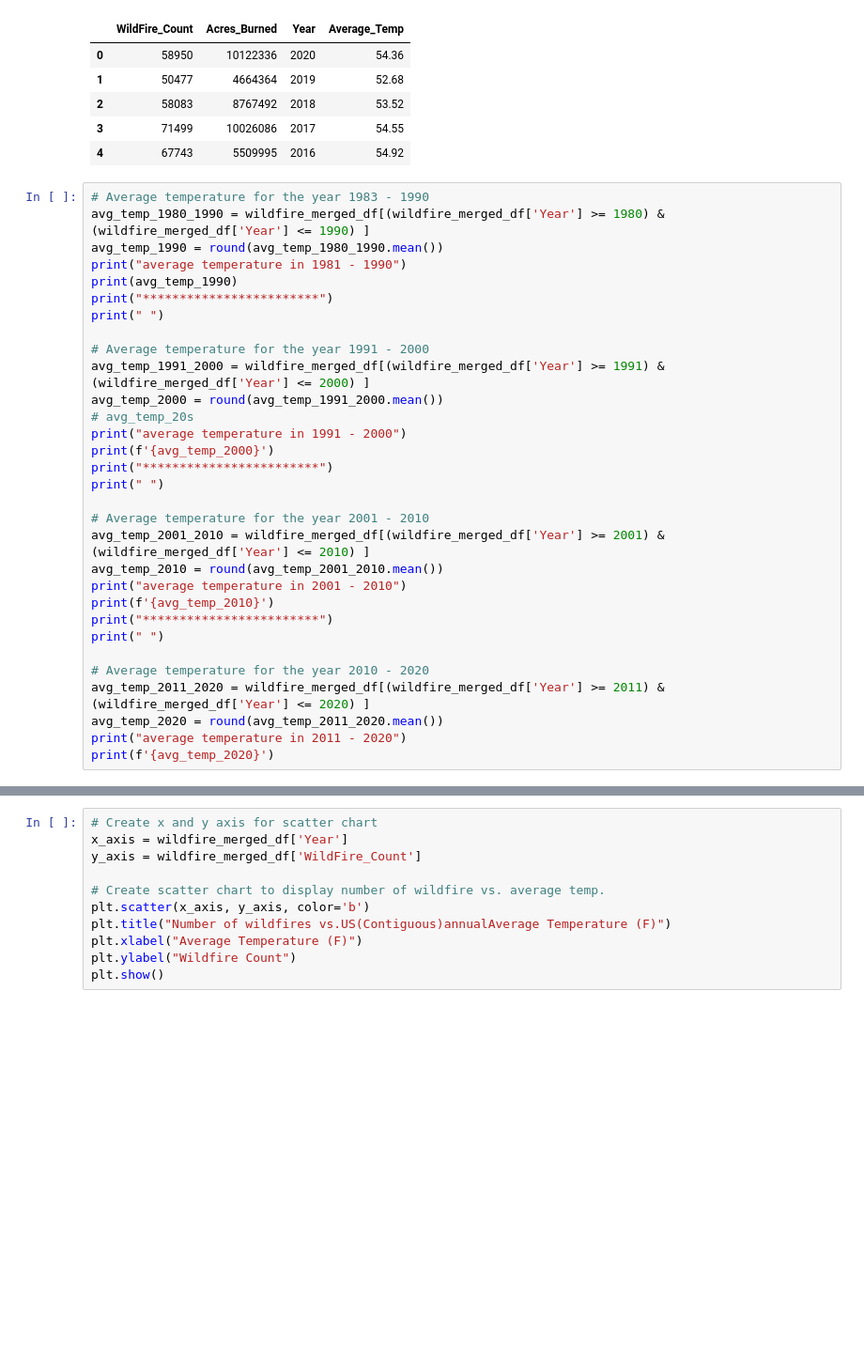
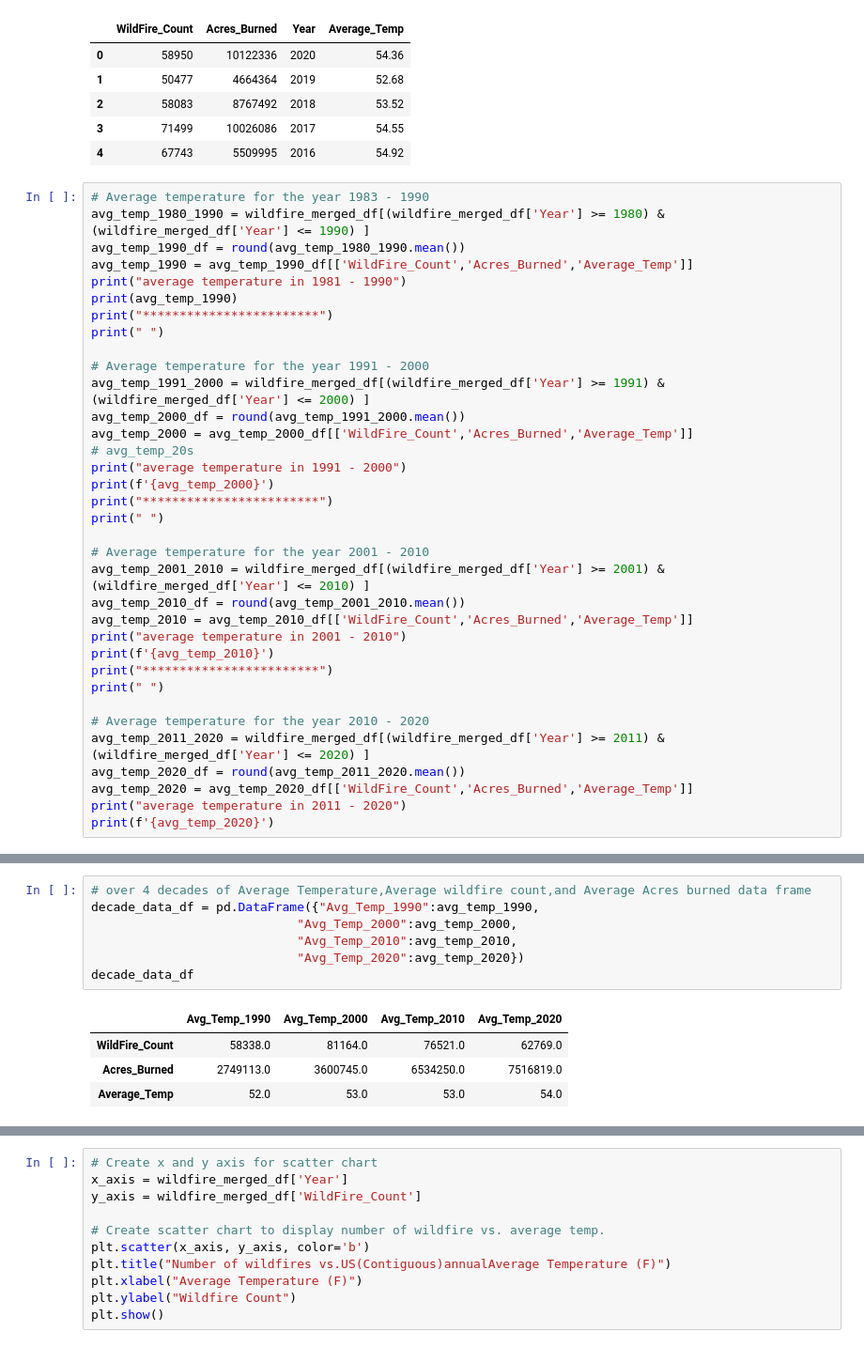
Before and after one commit to SaradhaRam/Climatechange-Extreme-Weather-Analysis, a Jupyter notebook: Final_Combined_Notebook.ipynb, the cells around one changed output, grey strips where cells are left out. Shown: that part at 94% size. Saved outputs shown, nothing was run; the diff lists cells and outputs as text; blank space fills up the shorter version.

```diff
--- a/Final_Combined_Notebook.ipynb
+++ b/Final_Combined_Notebook.ipynb
@@ -256,7 +256,8 @@ wildfire_merged_df.head()
 # %%
 # Average temperature for the year 1983 - 1990
 avg_temp_1980_1990 = wildfire_merged_df[(wildfire_merged_df['Year'] >= 1980) & (wildfire_merged_df['Year'] <= 1990) ]
-avg_temp_1990 = round(avg_temp_1980_1990.mean())
+avg_temp_1990_df = round(avg_temp_1980_1990.mean())
+avg_temp_1990 = avg_temp_1990_df[['WildFire_Count','Acres_Burned','Average_Temp']]
 print("average temperature in 1981 - 1990")
 print(avg_temp_1990)
 print("************************")
@@ -264,7 +265,8 @@ print(" ")
 
 # Average temperature for the year 1991 - 2000
 avg_temp_1991_2000 = wildfire_merged_df[(wildfire_merged_df['Year'] >= 1991) & (wildfire_merged_df['Year'] <= 2000) ]
-avg_temp_2000 = round(avg_temp_1991_2000.mean())
+avg_temp_2000_df = round(avg_temp_1991_2000.mean())
+avg_temp_2000 = avg_temp_2000_df[['WildFire_Count','Acres_Burned','Average_Temp']]
 # avg_temp_20s
 print("average temperature in 1991 - 2000")
 print(f'{avg_temp_2000}')
@@ -273,7 +275,8 @@ print(" ")
 
 # Average temperature for the year 2001 - 2010
 avg_temp_2001_2010 = wildfire_merged_df[(wildfire_merged_df['Year'] >= 2001) & (wildfire_merged_df['Year'] <= 2010) ]
-avg_temp_2010 = round(avg_temp_2001_2010.mean())
+avg_temp_2010_df = round(avg_temp_2001_2010.mean())
+avg_temp_2010 = avg_temp_2010_df[['WildFire_Count','Acres_Burned','Average_Temp']]
 print("average temperature in 2001 - 2010")
 print(f'{avg_temp_2010}')
 print("************************")
@@ -281,7 +284,8 @@ print(" ")
 
 # Average temperature for the year 2010 - 2020
 avg_temp_2011_2020 = wildfire_merged_df[(wildfire_merged_df['Year'] >= 2011) & (wildfire_merged_df['Year'] <= 2020) ]
-avg_temp_2020 = round(avg_temp_2011_2020.mean())
+avg_temp_2020_df = round(avg_temp_2011_2020.mean())
+avg_temp_2020 = avg_temp_2020_df[['WildFire_Count','Acres_Burned','Average_Temp']]
 print("average temperature in 2011 - 2020")
 print(f'{avg_temp_2020}')
 # %% [output]
@@ -305,3 +331,15 @@ dtype: float64
+# %%
+# over 4 decades of Average Temperature,Average wildfire count,and Average Acres burned data frame
+decade_data_df = pd.DataFrame({"Avg_Temp_1990":avg_temp_1990,
+                            "Avg_Temp_2000":avg_temp_2000,
+                            "Avg_Temp_2010":avg_temp_2010,
+                            "Avg_Temp_2020":avg_temp_2020})
+decade_data_df
+# %% [output]
+|  | Avg_Temp_1990 | Avg_Temp_2000 | Avg_Temp_2010 | Avg_Temp_2020 |
+| WildFire_Count | 58338.0 | 81164.0 | 76521.0 | 62769.0 |
+| Acres_Burned | 2749113.0 | 3600745.0 | 6534250.0 | 7516819.0 |
+| Average_Temp | 52.0 | 53.0 | 53.0 | 54.0 |
 # %%
 # Generating bar chart using matplotlib
 x_axis = wildfire_merged_df['Year']
```
Also changed, not shown: parts of 6 cells of this notebook, 3 other files.
